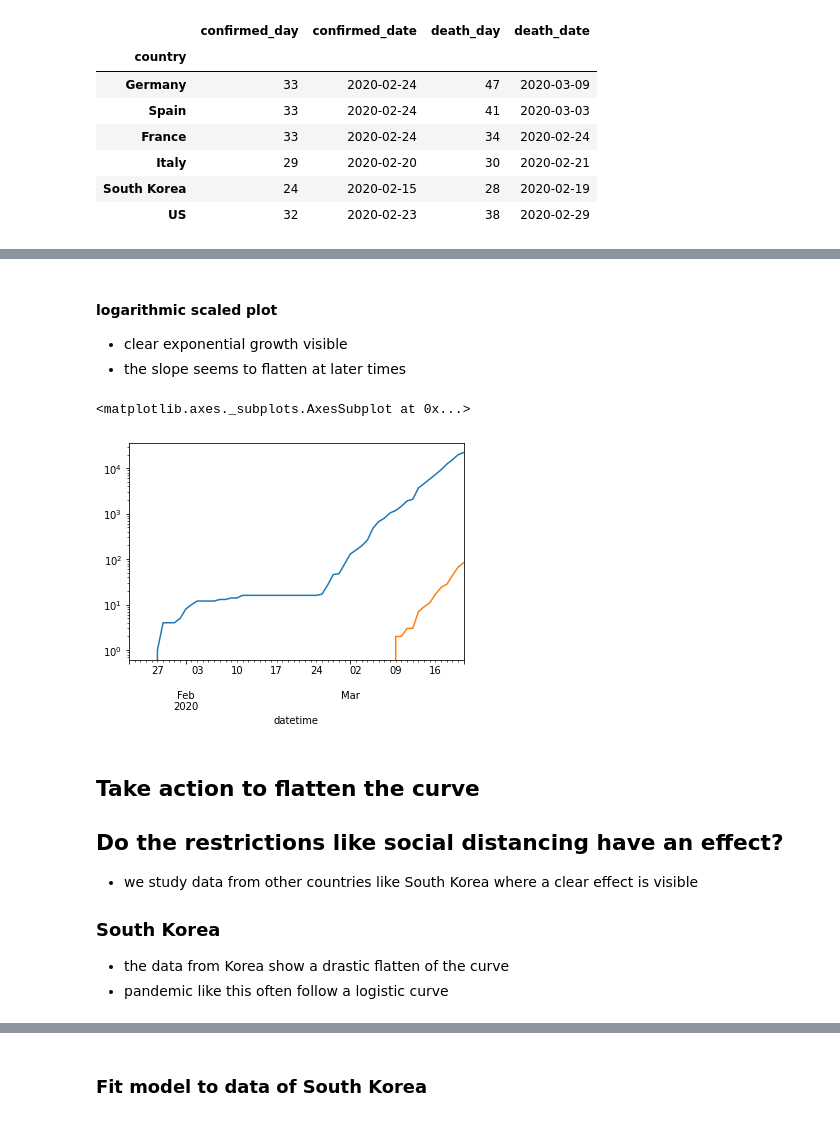
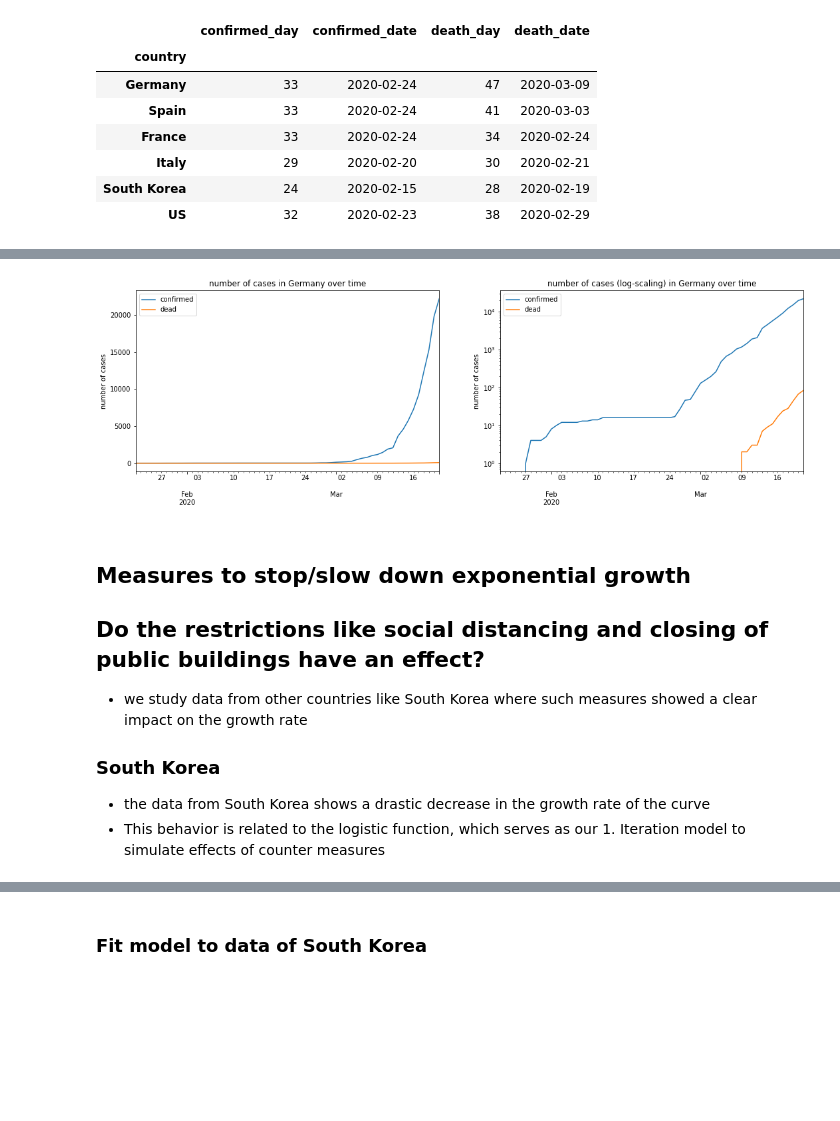
Before and after one commit to jenslaufer/Data2Decision, a Jupyter notebook: notebooks/Case_Number_Analysis.ipynb, the cells around one changed output, grey strips where cells are left out. Cells and saved outputs as stored; diff of their text form; code cells hidden in the pictures; blank space fills up the shorter version.

```diff
--- a/notebooks/Case_Number_Analysis.ipynb
+++ b/notebooks/Case_Number_Analysis.ipynb
@@ -110,18 +99,29 @@ ddc.Germany.plot(logy=True)
-# %% [markdown]
-#### logarithmic scaled plot
-* clear exponential growth visible
-* the slope seems to flatten at later times
-# %%
-dcc.Germany.plot(logy=True)
-ddc.Germany.plot(logy=True)
-# %% [output]
-<matplotlib.axes._subplots.AxesSubplot at 0x...>
-[figure, removed]
+# %%
+def plot_cases(country):
+  plt.figure(figsize=(18,5))
+  plt.subplot(121)
+  dcc[country].plot(label='confirmed')
+  ddc[country].plot(label='dead')
+  plt.title('number of cases in ' + country + ' over time')
+  plt.ylabel('number of cases')
+  plt.xlabel(' ')
+  plt.legend()
+  plt.subplot(122)
+  dcc[country].plot(logy=True, label='confirmed')
+  ddc[country].plot(logy=True, label='dead')
+  plt.title('number of cases (log-scaling) in ' + country + ' over time')
+  plt.xlabel(' ')
+  plt.ylabel('number of cases')
+  plt.legend()
+  plt.show()
+plot_cases('Germany')
+# %% [output]
+[figure, added]
 # %% [markdown]
-## Take action to flatten the curve
-## Do the restrictions like social distancing have an effect?
-* we study data from other countries like South Korea where a clear effect is visible
+## Measures to stop/slow down exponential growth
+## Do the restrictions like social distancing and closing of public buildings have an effect?
+* we study data from other countries like South Korea where such measures showed a clear impact on the growth rate
 
 ### South Korea
-* the data from Korea show a drastic flatten of the curve
-* pandemic like this often follow a logistic curve
+* the data from South Korea shows a drastic decrease in the growth rate of the curve
+* This behavior is related to the logistic function, which serves as our 1. Iteration model to simulate effects of counter measures
```
Also changed, not shown: parts of 17 cells of this notebook.
